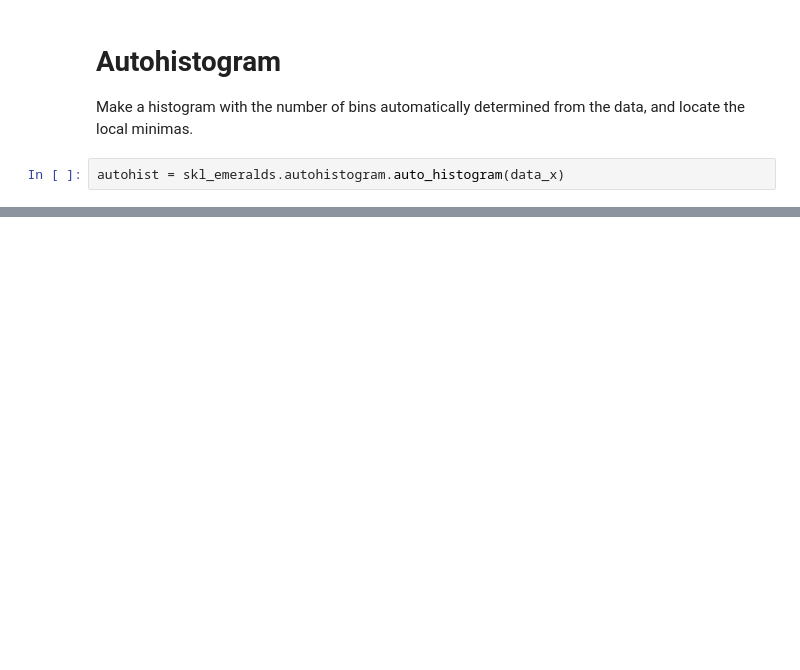
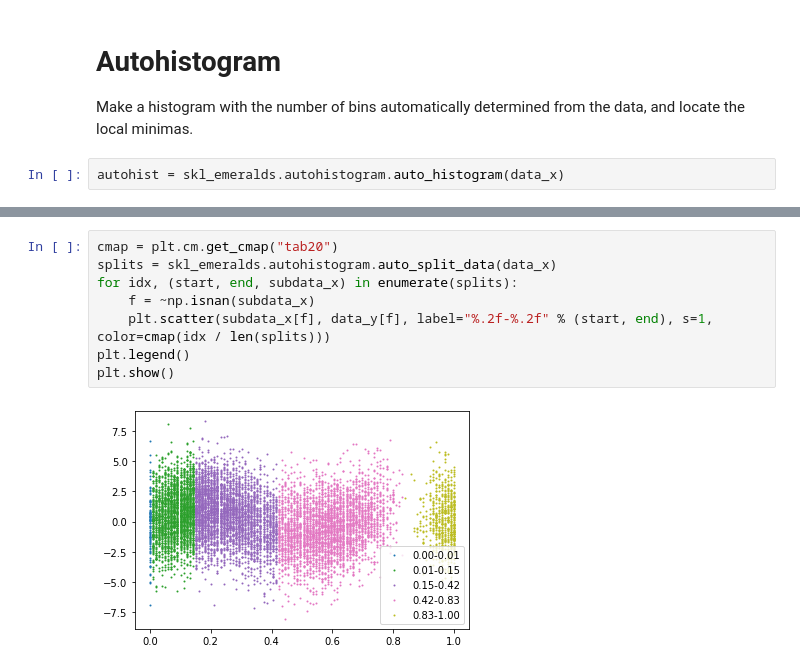
Before and after one commit to emerald-geomodelling/scikit-learn-emeralds, a Jupyter notebook: docs/Example usage autohist.ipynb, the cells around one changed output, grey strips where cells are left out. Saved outputs shown, nothing was run; the diff lists cells and outputs as text; blank space fills up the shorter version.

```diff
--- a/docs/Example usage autohist.ipynb
+++ b/docs/Example usage autohist.ipynb
@@ -58,0 +75,10 @@ plt.show()
+# %%
+cmap = plt.cm.get_cmap("tab20")
+splits = skl_emeralds.autohistogram.auto_split_data(data_x)
+for idx, (start, end, subdata_x) in enumerate(splits):
+    f = ~np.isnan(subdata_x)
+    plt.scatter(subdata_x[f], data_y[f], label="%.2f-%.2f" % (start, end), s=1, color=cmap(idx / len(splits)))
+plt.legend()
+plt.show()
+# %% [output]
+[figure, added]
```
Also changed, not shown: parts of 12 cells of this notebook, 2 other files.
